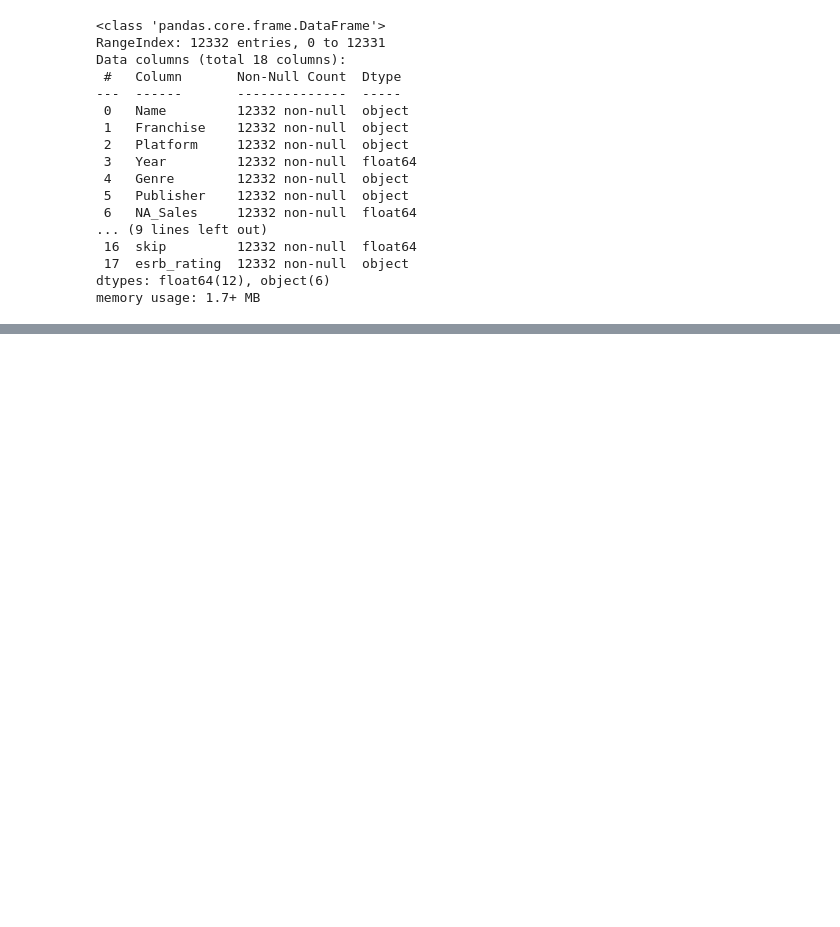
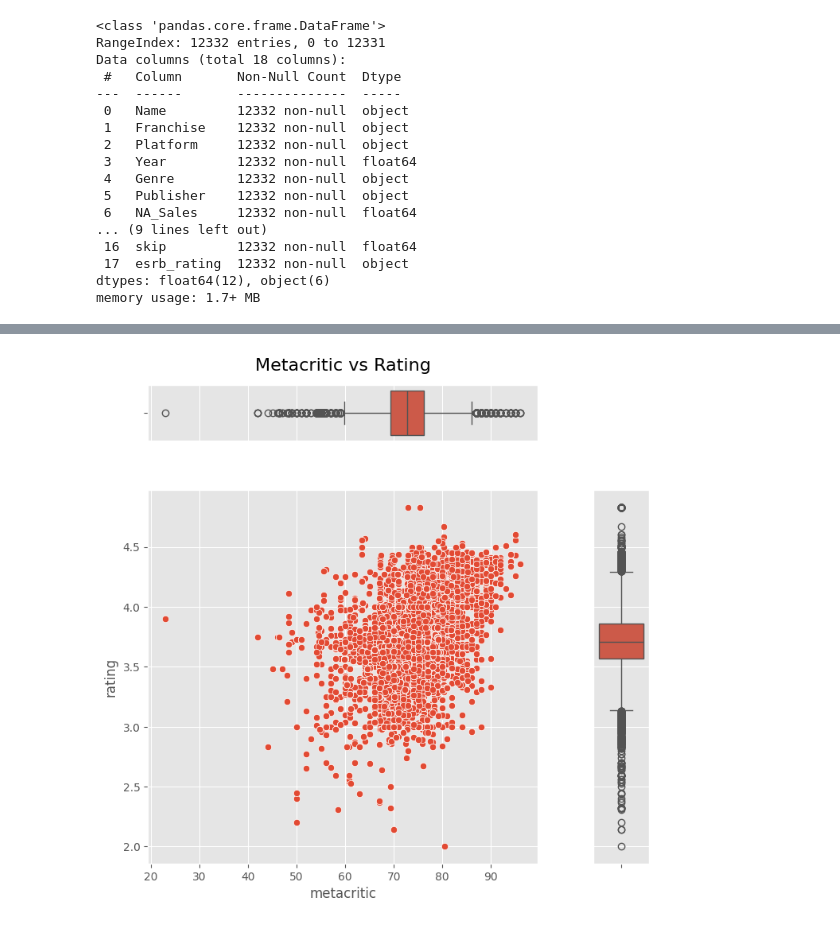
Before and after one commit to EduGatoX/datascience02, a Jupyter notebook: Eduardo_Nunez_Analisis_Datos.ipynb, the cells around one changed output, grey strips where cells are left out. Drawn from its saved outputs; the diff is of its cells as text; code cells hidden in the pictures; blank space fills up the shorter version.

```diff
--- a/Eduardo_Nunez_Analisis_Datos.ipynb
+++ b/Eduardo_Nunez_Analisis_Datos.ipynb
@@ -984,0 +1090,24 @@ memory usage: 1.7+ MB
+# %%
+fig = plt.figure(figsize=(8, 8))
+gs = fig.add_gridspec(6, 6)
+
+ax_main = fig.add_subplot(gs[1:5, 1:5])
+g1 = sns.scatterplot(df, x="metacritic", y="rating", ax=ax_main)
+
+ax_x = fig.add_subplot(gs[0, 1:5], sharex=ax_main)
+g2 = sns.boxplot(df, x="metacritic", ax=ax_x, orient="h")
+ax_x.set_xlabel("")
+
+ax_y = fig.add_subplot(gs[1:5, 5], sharey=ax_main)
+g3 = sns.boxplot(df, y="rating", ax=ax_y, orient="v")
+ax_y.set_ylabel("")
+
+ax_x.tick_params(axis="x", which="both", bottom=False, labelbottom=False)
+ax_y.tick_params(axis="y", which="both", left=False, labelleft=False)
+
+
+fig.suptitle("Metacritic vs Rating", fontsize=16)
+plt.tight_layout()
+plt.show()
+# %% [output]
+[figure, added]
```
Also changed, not shown: parts of 21 cells of this notebook.
